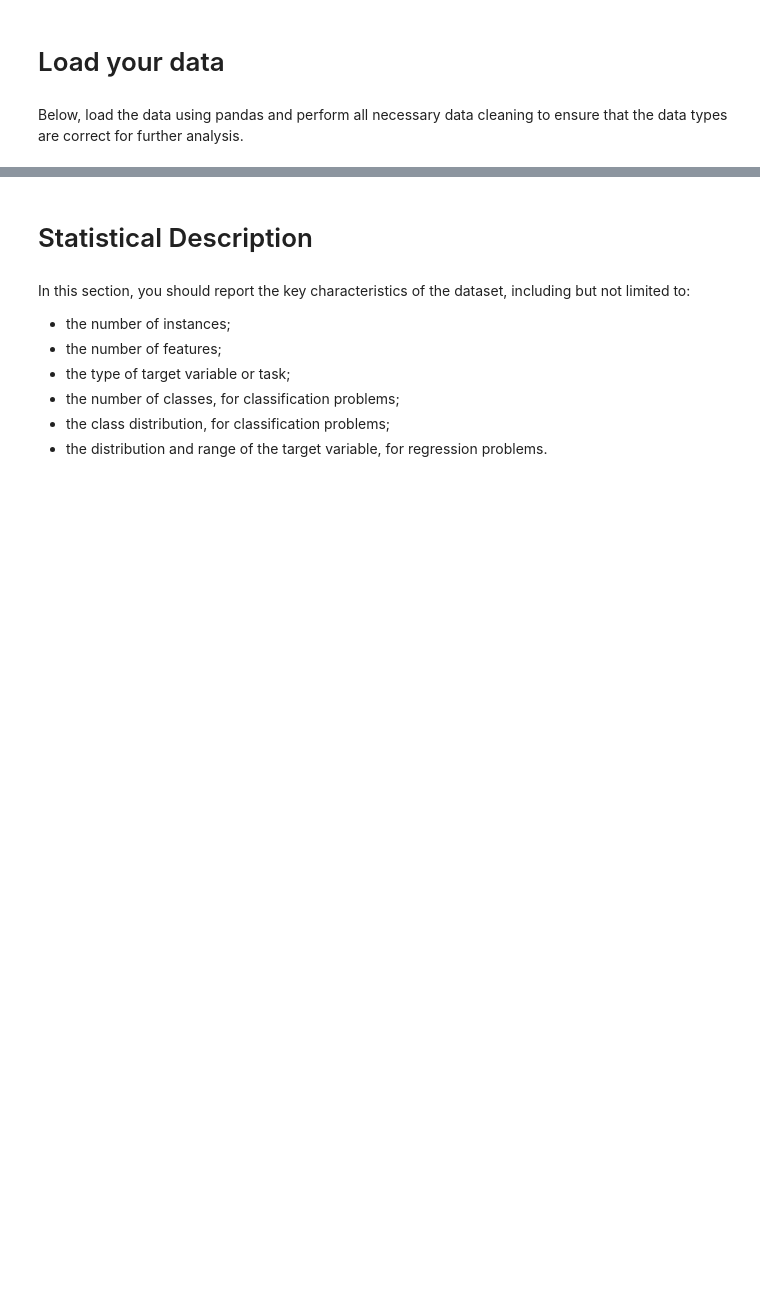
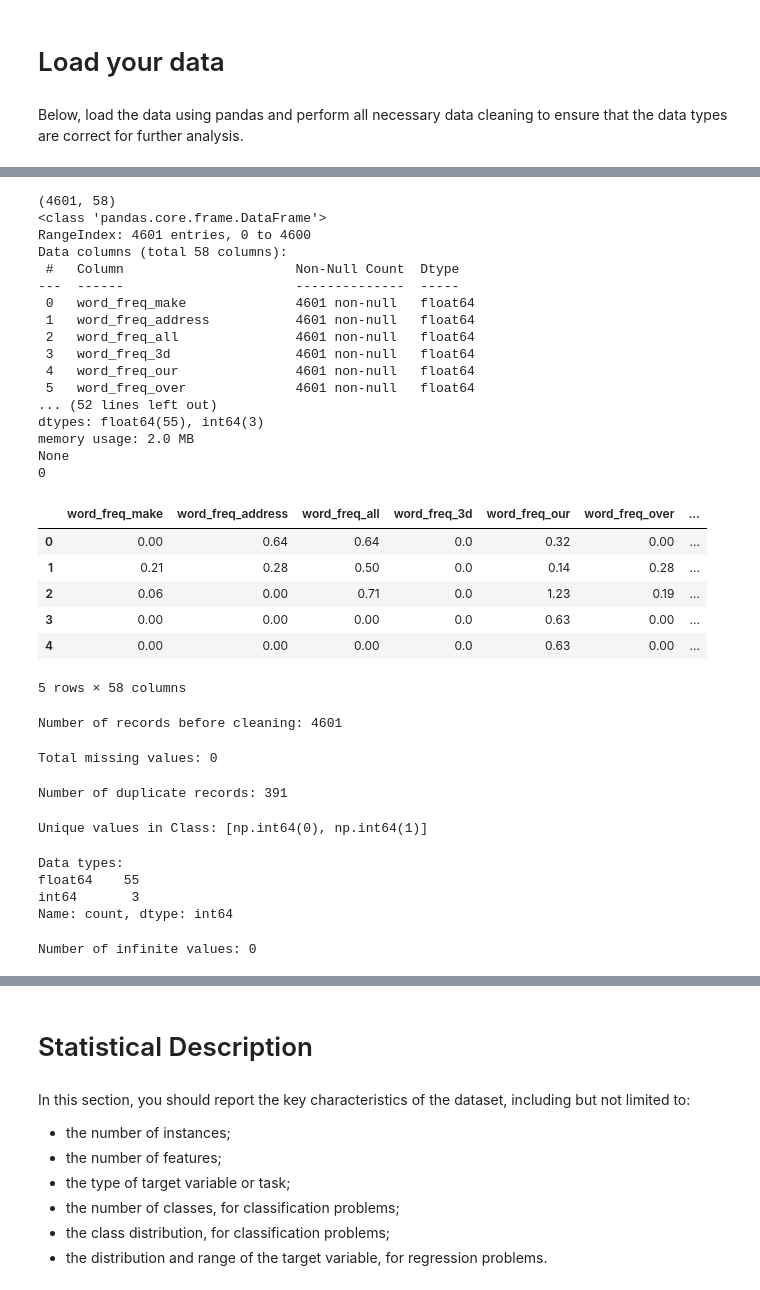
Before and after one commit to tuchanski/spambase-classification, a Jupyter notebook: main.ipynb, the cells around one changed output, grey strips where cells are left out. Cells and saved outputs as stored; diff of their text form; code cells hidden in the pictures; blank space fills up the shorter version.

```diff
--- a/main.ipynb
+++ b/main.ipynb
@@ -27,2 +61,37 @@ Below, load the data using pandas and perform all necessary data cleaning to ens
+# %%
+print(df.shape)
+print(df.info())
+print(df.isnull().sum().sum())
+
+df.head()
+# %% [output]
+(4601, 58)
+<class 'pandas.core.frame.DataFrame'>
+RangeIndex: 4601 entries, 0 to 4600
+Data columns (total 58 columns):
+ #   Column                      Non-Null Count  Dtype
+---  ------                      --------------  -----
+ 0   word_freq_make              4601 non-null   float64
+ 1   word_freq_address           4601 non-null   float64
+ 2   word_freq_all               4601 non-null   float64
+ 3   word_freq_3d                4601 non-null   float64
+ 4   word_freq_our               4601 non-null   float64
+ 5   word_freq_over              4601 non-null   float64
+... (52 lines left out)
+dtypes: float64(55), int64(3)
+memory usage: 2.0 MB
+None
+0
+|  | word_freq_make | word_freq_address | word_freq_all | word_freq_3d | word_freq_our | word_freq_over | ... |
+| 0 | 0.00 | 0.64 | 0.64 | 0.0 | 0.32 | 0.00 | ... |
+| 1 | 0.21 | 0.28 | 0.50 | 0.0 | 0.14 | 0.28 | ... |
+| 2 | 0.06 | 0.00 | 0.71 | 0.0 | 1.23 | 0.19 | ... |
+| 3 | 0.00 | 0.00 | 0.00 | 0.0 | 0.63 | 0.00 | ... |
+| 4 | 0.00 | 0.00 | 0.00 | 0.0 | 0.63 | 0.00 | ... |
+5 rows × 58 columns
 # %%
 # clean and treat the data here
+
+print(f"Number of records before cleaning: {df.shape[0]}")
+# %% [output]
+Number of records before cleaning: 4601
@@ -30,0 +98,12 @@ Below, load the data using pandas and perform all necessary data cleaning to ens
+# %%
+# 1. Check for missing values
+missing_values = df.isnull().sum()
+print(f"Total missing values: {missing_values.sum()}")
+# %% [output]
+Total missing values: 0
+# %%
+# 2. Check and remove duplicate records
+duplicates = df.duplicated().sum()
+print(f"Number of duplicate records: {duplicates}")
+# %% [output]
+Number of duplicate records: 391
@@ -30,0 +115,26 @@ Below, load the data using pandas and perform all necessary data cleaning to ens
+# %%
+# 4. Validate target values
+print(f"Unique values in Class: {sorted(df['Class'].unique())}")
+
+assert set(df['Class'].unique()).issubset({0, 1}), \
+    "The Class column contains invalid values."
+# %% [output]
+Unique values in Class: [np.int64(0), np.int64(1)]
+# %%
+# 5. Check data types
+print("\nData types:")
+print(df.dtypes.value_counts())
+# %% [output]
+Data types:
+float64    55
+int64       3
+Name: count, dtype: int64
+# %%
+# 6. Check for infinite values
+infinite_values = np.isinf(
+    df.select_dtypes(include=np.number)
+).sum().sum()
+
+print(f"\nNumber of infinite values: {infinite_values}")
+# %% [output]
+Number of infinite values: 0
```
Also changed, not shown: parts of 8 cells of this notebook.
